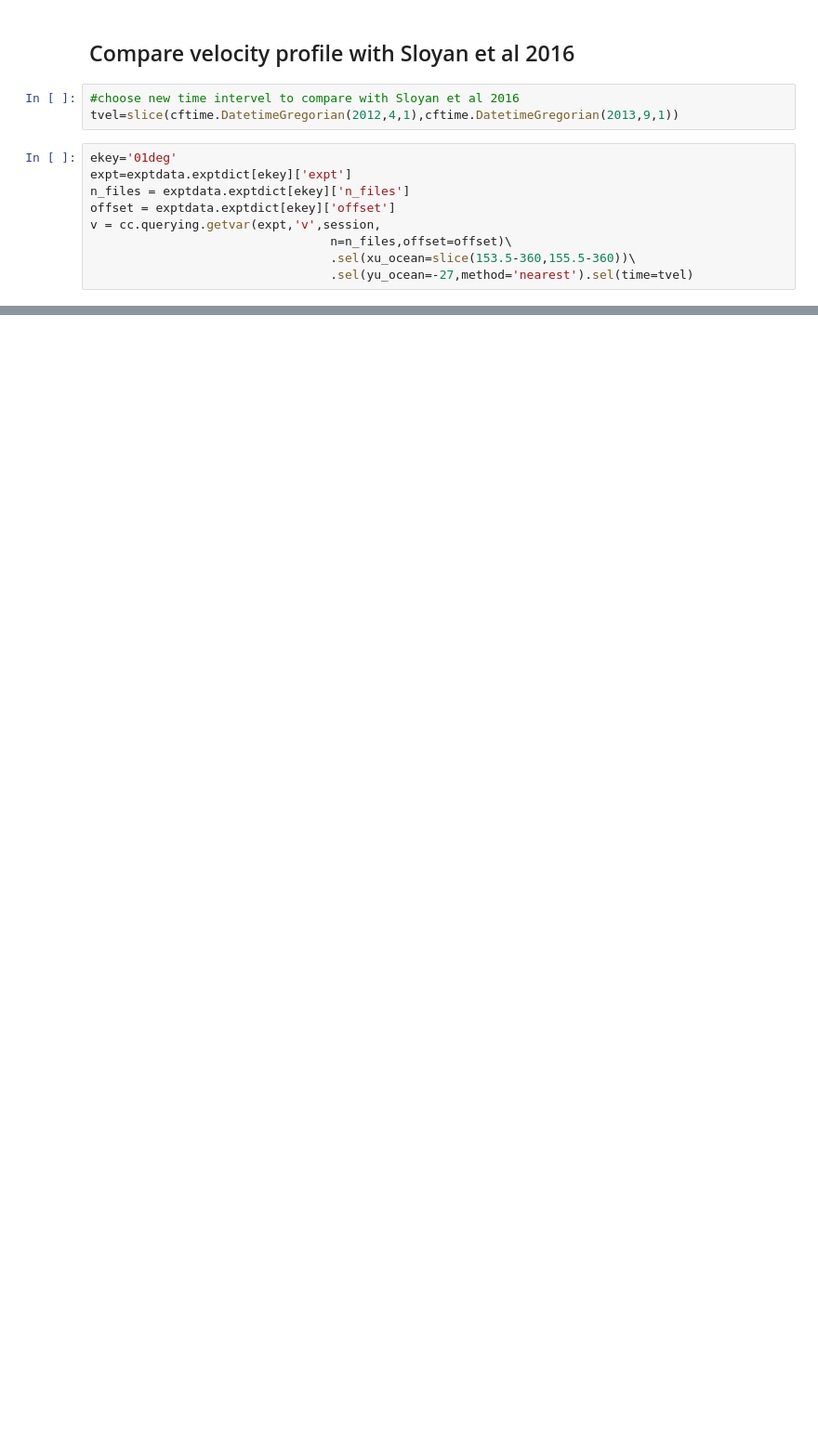
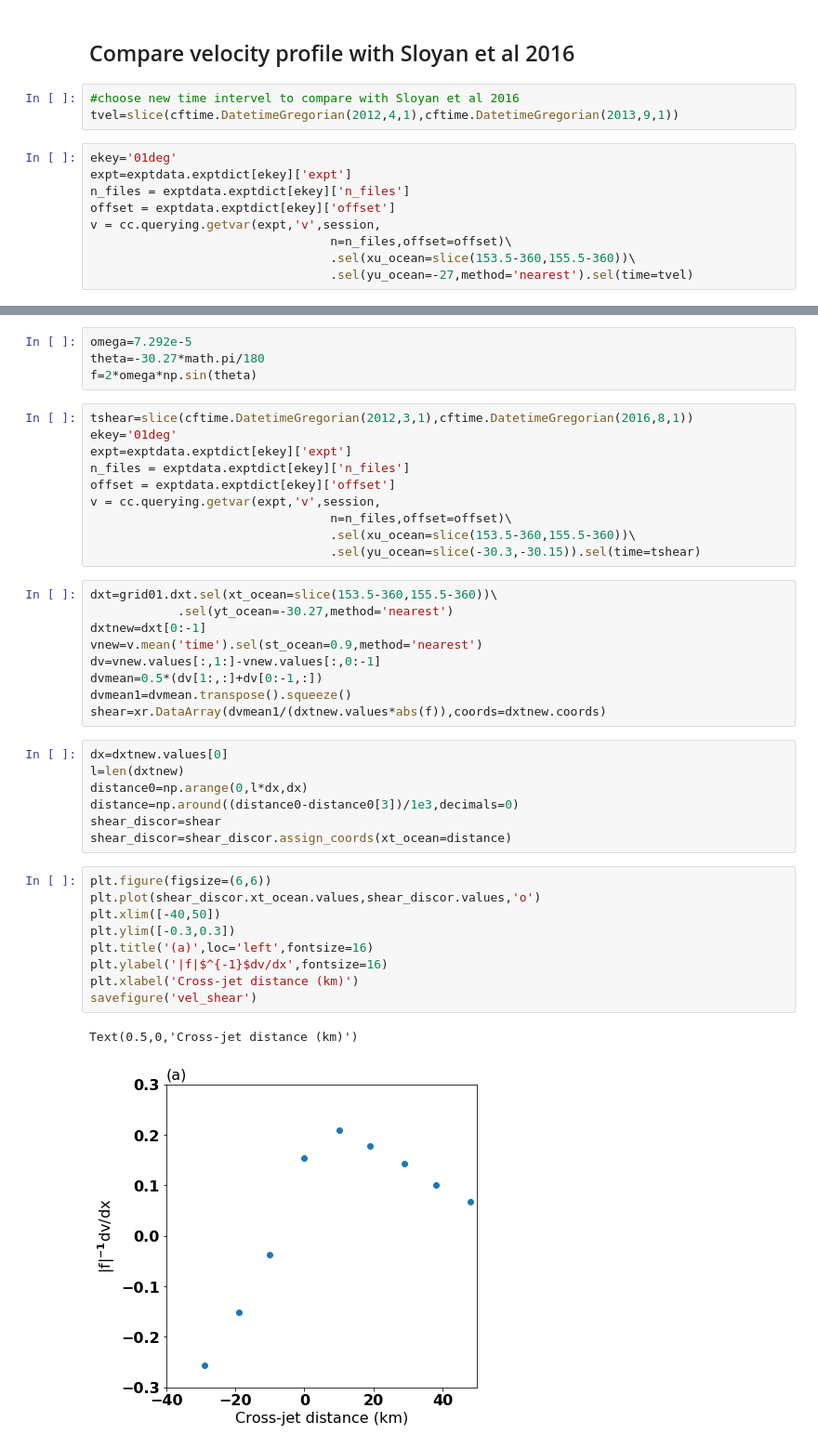
Before and after one commit to XihanZh/WBCinACCESS_OM2, a Jupyter notebook: EAC_transport(3.1.1).ipynb, the cells around one changed output, grey strips where cells are left out. Shown at 93% size. Saved outputs shown, nothing was run; the diff lists cells and outputs as text; blank space fills up the shorter version.

```diff
--- a/EAC_transport(3.1.1).ipynb
+++ b/EAC_transport(3.1.1).ipynb
@@ -350,0 +355,42 @@ plt.subplots_adjust(left=None, bottom=None, right=None, top=None,wspace=None, hs
+# %%
+omega=7.292e-5
+theta=-30.27*math.pi/180
+f=2*omega*np.sin(theta)
+# %%
+tshear=slice(cftime.DatetimeGregorian(2012,3,1),cftime.DatetimeGregorian(2016,8,1))
+ekey='01deg'
+expt=exptdata.exptdict[ekey]['expt']
+n_files = exptdata.exptdict[ekey]['n_files']
+offset = exptdata.exptdict[ekey]['offset']
+v = cc.querying.getvar(expt,'v',session,
+                                 n=n_files,offset=offset)\
+                                 .sel(xu_ocean=slice(153.5-360,155.5-360))\
+                                 .sel(yu_ocean=slice(-30.3,-30.15)).sel(time=tshear)
+# %%
+dxt=grid01.dxt.sel(xt_ocean=slice(153.5-360,155.5-360))\
+            .sel(yt_ocean=-30.27,method='nearest')
+dxtnew=dxt[0:-1]
+vnew=v.mean('time').sel(st_ocean=0.9,method='nearest')
+dv=vnew.values[:,1:]-vnew.values[:,0:-1]
+dvmean=0.5*(dv[1:,:]+dv[0:-1,:])
+dvmean1=dvmean.transpose().squeeze()
+shear=xr.DataArray(dvmean1/(dxtnew.values*abs(f)),coords=dxtnew.coords)
+# %%
+dx=dxtnew.values[0]
+l=len(dxtnew)
+distance0=np.arange(0,l*dx,dx)
+distance=np.around((distance0-distance0[3])/1e3,decimals=0)
+shear_discor=shear
+shear_discor=shear_discor.assign_coords(xt_ocean=distance)
+# %%
+plt.figure(figsize=(6,6))
+plt.plot(shear_discor.xt_ocean.values,shear_discor.values,'o')
+plt.xlim([-40,50])
+plt.ylim([-0.3,0.3])
+plt.title('(a)',loc='left',fontsize=16)
+plt.ylabel('|f|$^{-1}$dv/dx',fontsize=16)
+plt.xlabel('Cross-jet distance (km)')
+savefigure('vel_shear')
+# %% [output]
+Text(0.5,0,'Cross-jet distance (km)')
+[figure, added]
```
Also changed, not shown: parts of 4 cells of this notebook.
